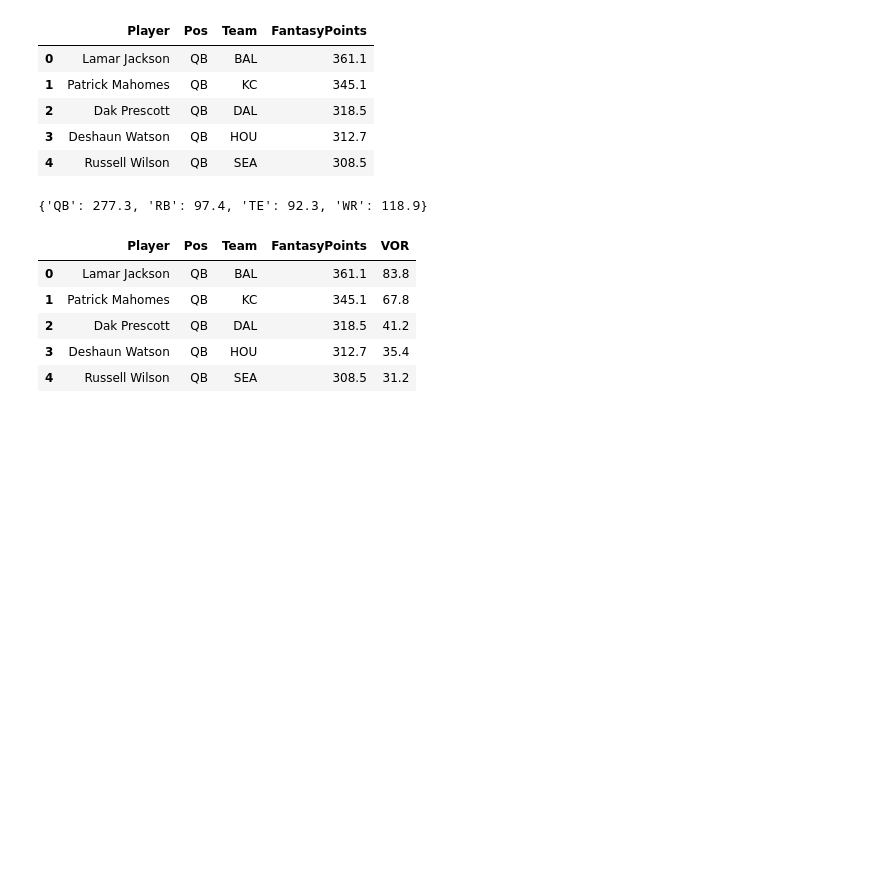
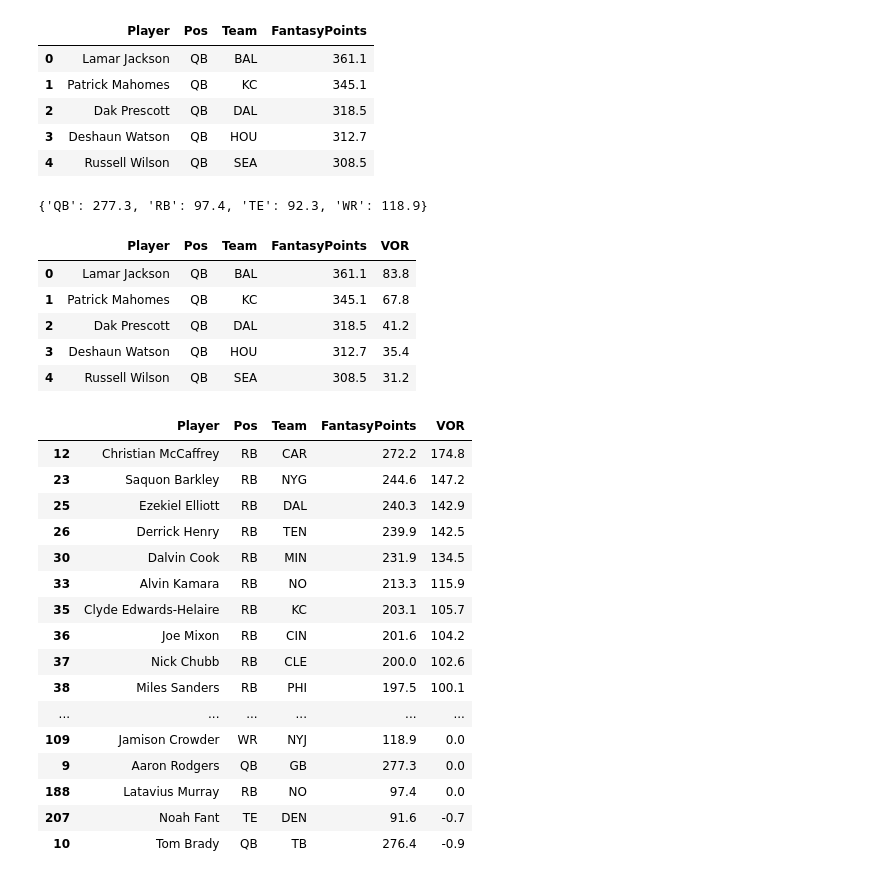
Before and after one commit to NustinJewman/PythonFFB, a Jupyter notebook: data_munging_notes_pt_2.ipynb, the cells around one changed output. Saved outputs shown, nothing was run; the diff lists cells and outputs as text; code cells hidden in the pictures; blank space fills up the shorter version.

```diff
--- a/data_munging_notes_pt_2.ipynb
+++ b/data_munging_notes_pt_2.ipynb
@@ -30,0 +26,3 @@ adp_df_cutoff.shape
+# %%
+adp_df_cutoff = adp_df[:100] #limited to 100 rows. not the bums like trent taylor
+adp_df_cutoff.shape
@@ -107,0 +108,21 @@ df['FantasyPoints'] = (
+# %%
+pd.set_option('display.max_rows', None)
+df.sort_values(by='VOR',ascending=False).head(100)
+# %% [output]
+|  | Player | Pos | Team | FantasyPoints | VOR |
+| 12 | Christian McCaffrey | RB | CAR | 272.2 | 174.8 |
+| 23 | Saquon Barkley | RB | NYG | 244.6 | 147.2 |
+| 25 | Ezekiel Elliott | RB | DAL | 240.3 | 142.9 |
+| 26 | Derrick Henry | RB | TEN | 239.9 | 142.5 |
+| 30 | Dalvin Cook | RB | MIN | 231.9 | 134.5 |
+| 33 | Alvin Kamara | RB | NO | 213.3 | 115.9 |
+| 35 | Clyde Edwards-Helaire | RB | KC | 203.1 | 105.7 |
+| 36 | Joe Mixon | RB | CIN | 201.6 | 104.2 |
+| 37 | Nick Chubb | RB | CLE | 200.0 | 102.6 |
+| 38 | Miles Sanders | RB | PHI | 197.5 | 100.1 |
+| ... | ... | ... | ... | ... | ... |
+| 109 | Jamison Crowder | WR | NYJ | 118.9 | 0.0 |
+| 9 | Aaron Rodgers | QB | GB | 277.3 | 0.0 |
+| 188 | Latavius Murray | RB | NO | 97.4 | 0.0 |
+| 207 | Noah Fant | TE | DEN | 91.6 | -0.7 |
+| 10 | Tom Brady | QB | TB | 276.4 | -0.9 |
```
Also changed, not shown: parts of 6 cells of this notebook.
